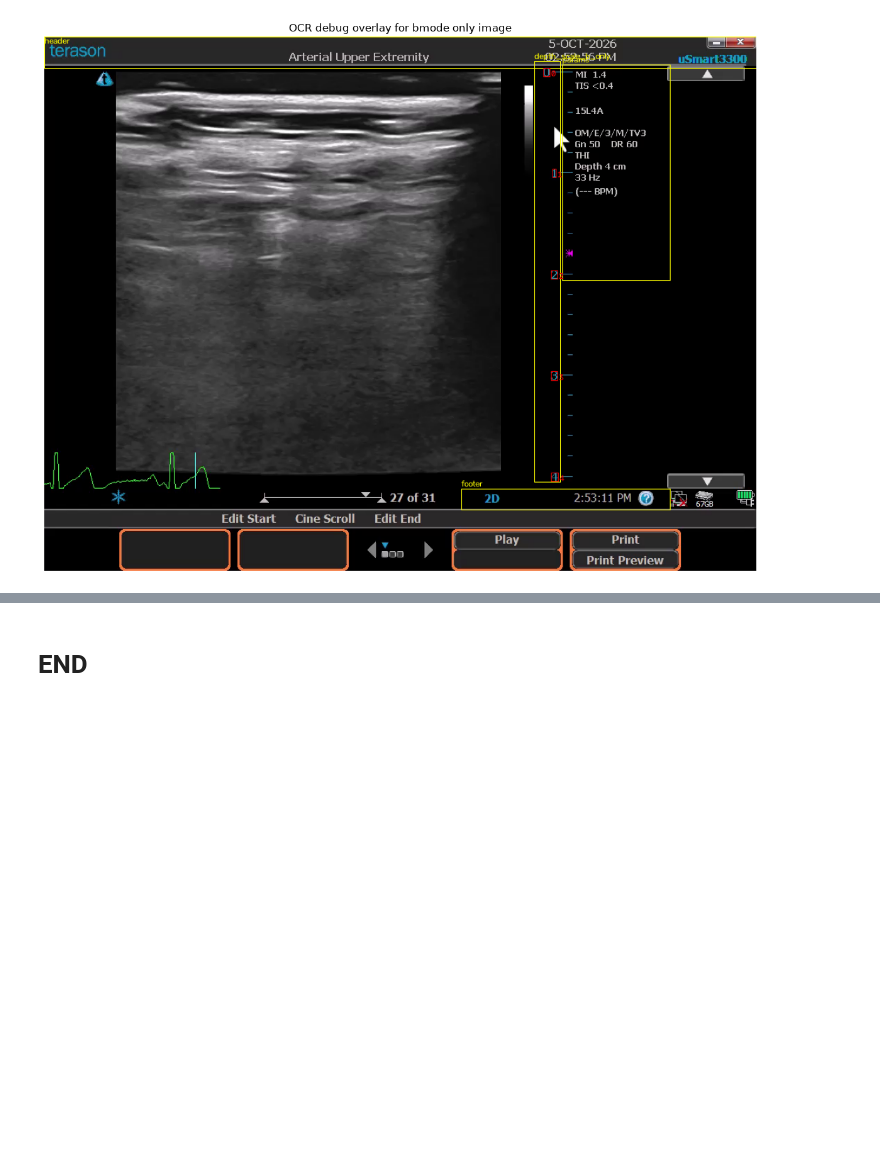
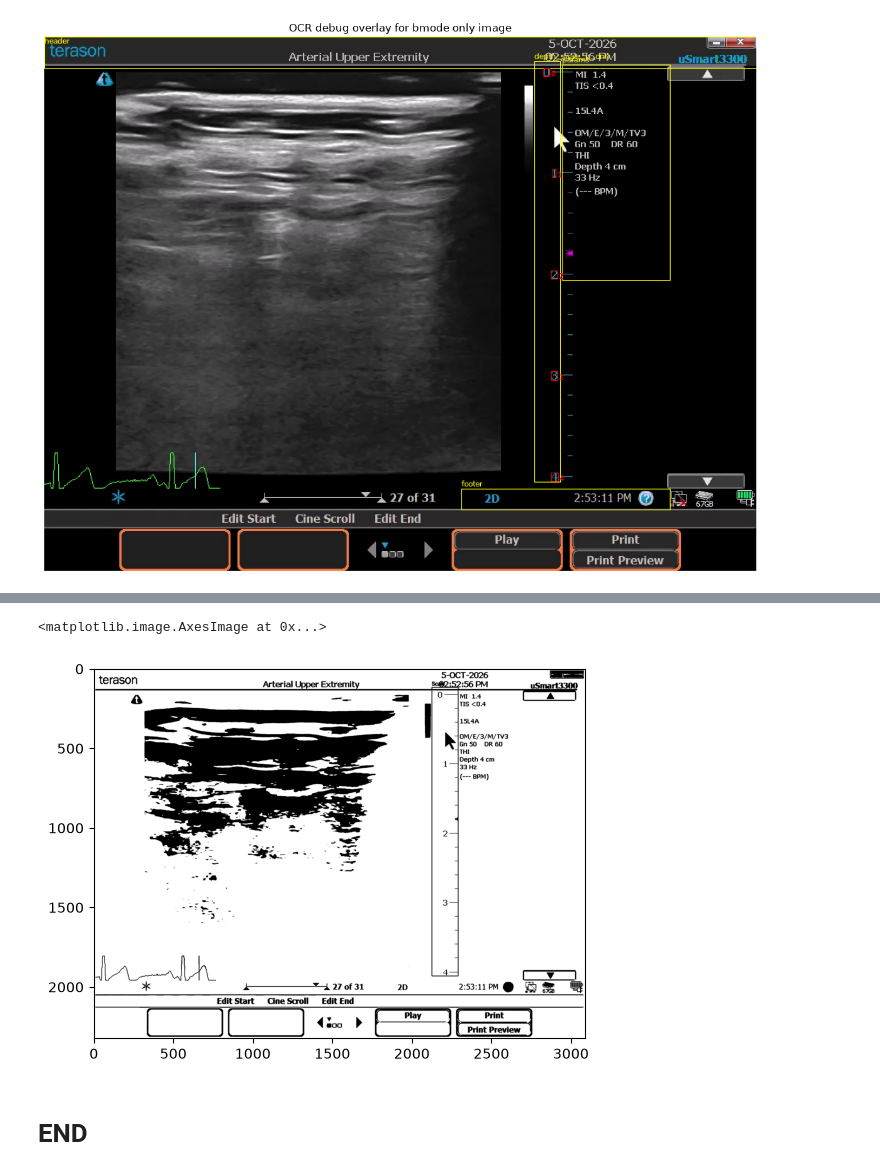
Before and after one commit to KUBS-Engineering-Inc/Capstone-Throwaway-Tests, a Jupyter notebook: scale_ocr/test_ocr.ipynb, the cells around one changed output, grey strips where cells are left out. Saved outputs shown, nothing was run; the diff lists cells and outputs as text; code cells hidden in the pictures; blank space fills up the shorter version.

```diff
--- a/scale_ocr/test_ocr.ipynb
+++ b/scale_ocr/test_ocr.ipynb
@@ -395,0 +416,5 @@ plt.show()
+# %%
+plt.imshow(prep_light_on_dark(dbg), cmap="gray")
+# %% [output]
+<matplotlib.image.AxesImage at 0x...>
+[figure, added]
```
Also changed, not shown: parts of 4 cells of this notebook.
